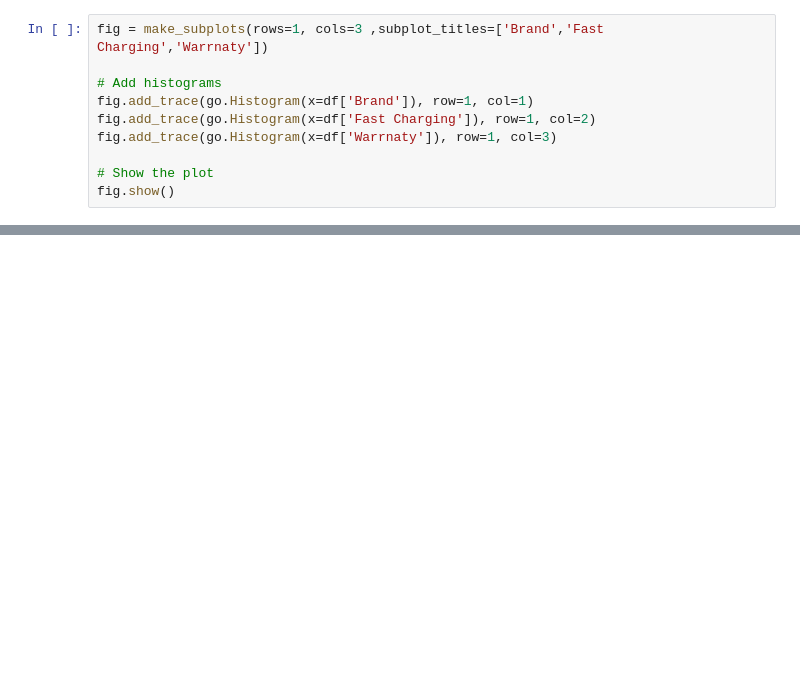
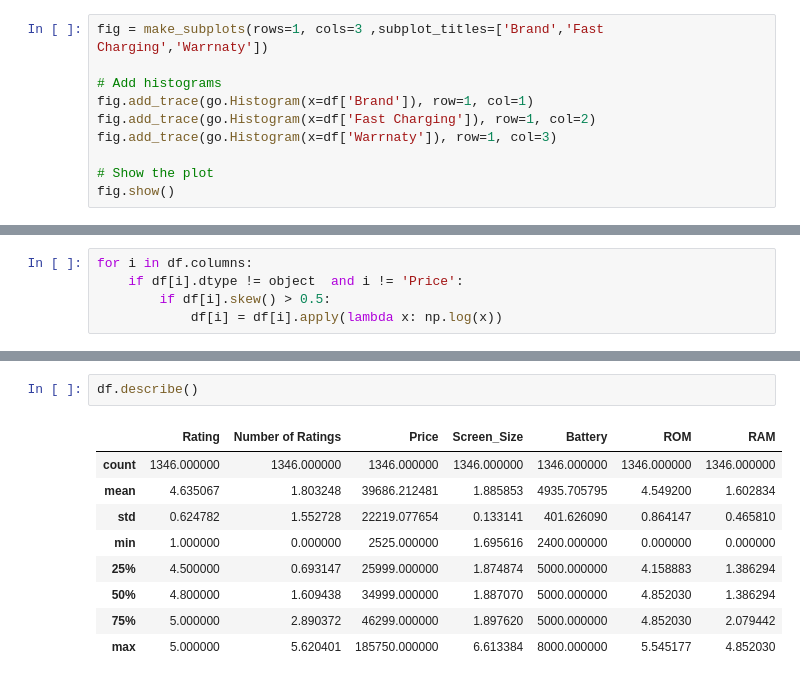
Before and after one commit to AbdulRafay03/Daraz-Moblies-Price-Prediction, a Jupyter notebook: daraz_phones.ipynb, the cells around one changed output, grey strips where cells are left out. Saved outputs shown, nothing was run; the diff lists cells and outputs as text; blank space fills up the shorter version.

```diff
--- a/daraz_phones.ipynb
+++ b/daraz_phones.ipynb
@@ -312,0 +366,5 @@ IsolationForest does not accept missing values encoded as NaN natively. For supe
+# %%
+for i in df.columns:
+    if df[i].dtype != object  and i != 'Price':
+        if df[i].skew() > 0.5:
+            df[i] = df[i].apply(lambda x: np.log(x))
@@ -312,0 +382,12 @@ IsolationForest does not accept missing values encoded as NaN natively. For supe
+# %%
+df.describe()
+# %% [output]
+|  | Rating | Number of Ratings | Price | Screen_Size | Battery | ROM | RAM |
+| count | 1346.000000 | 1346.000000 | 1346.000000 | 1346.000000 | 1346.000000 | 1346.000000 | 1346.000000 |
+| mean | 4.635067 | 1.803248 | 39686.212481 | 1.885853 | 4935.705795 | 4.549200 | 1.602834 |
+| std | 0.624782 | 1.552728 | 22219.077654 | 0.133141 | 401.626090 | 0.864147 | 0.465810 |
+| min | 1.000000 | 0.000000 | 2525.000000 | 1.695616 | 2400.000000 | 0.000000 | 0.000000 |
+| 25% | 4.500000 | 0.693147 | 25999.000000 | 1.874874 | 5000.000000 | 4.158883 | 1.386294 |
+| 50% | 4.800000 | 1.609438 | 34999.000000 | 1.887070 | 5000.000000 | 4.852030 | 1.386294 |
+| 75% | 5.000000 | 2.890372 | 46299.000000 | 1.897620 | 5000.000000 | 4.852030 | 2.079442 |
+| max | 5.000000 | 5.620401 | 185750.000000 | 6.613384 | 8000.000000 | 5.545177 | 4.852030 |
```
Also changed, not shown: parts of 23 cells of this notebook.
